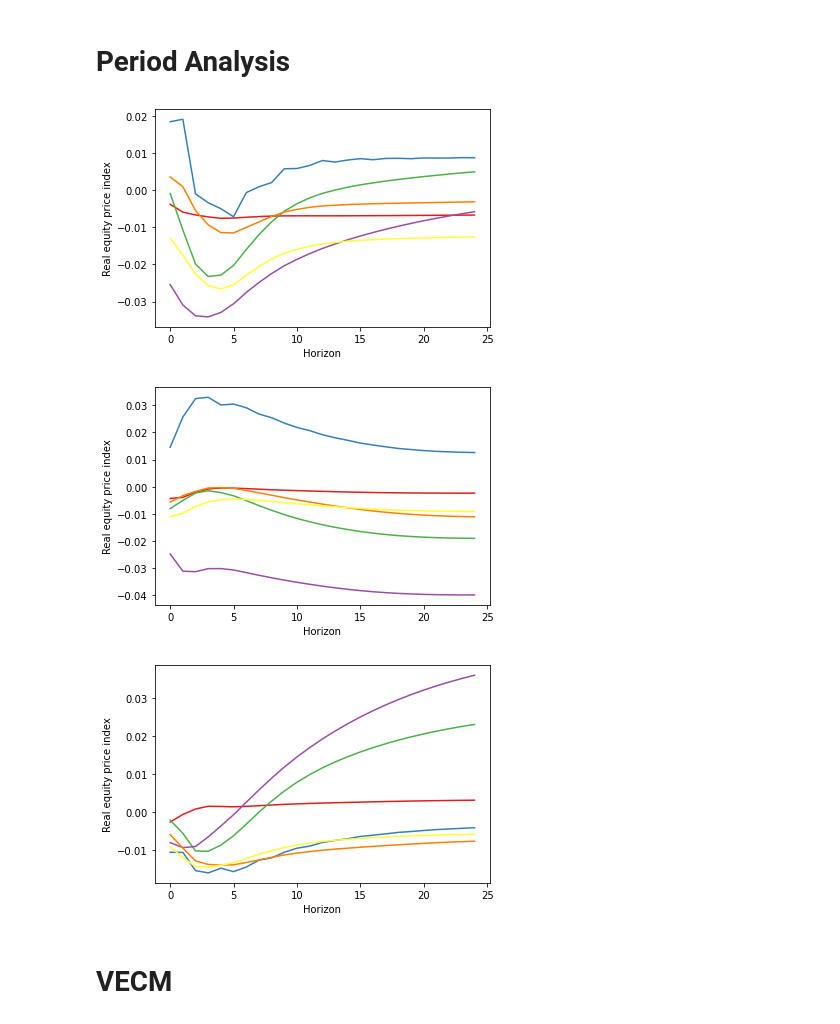
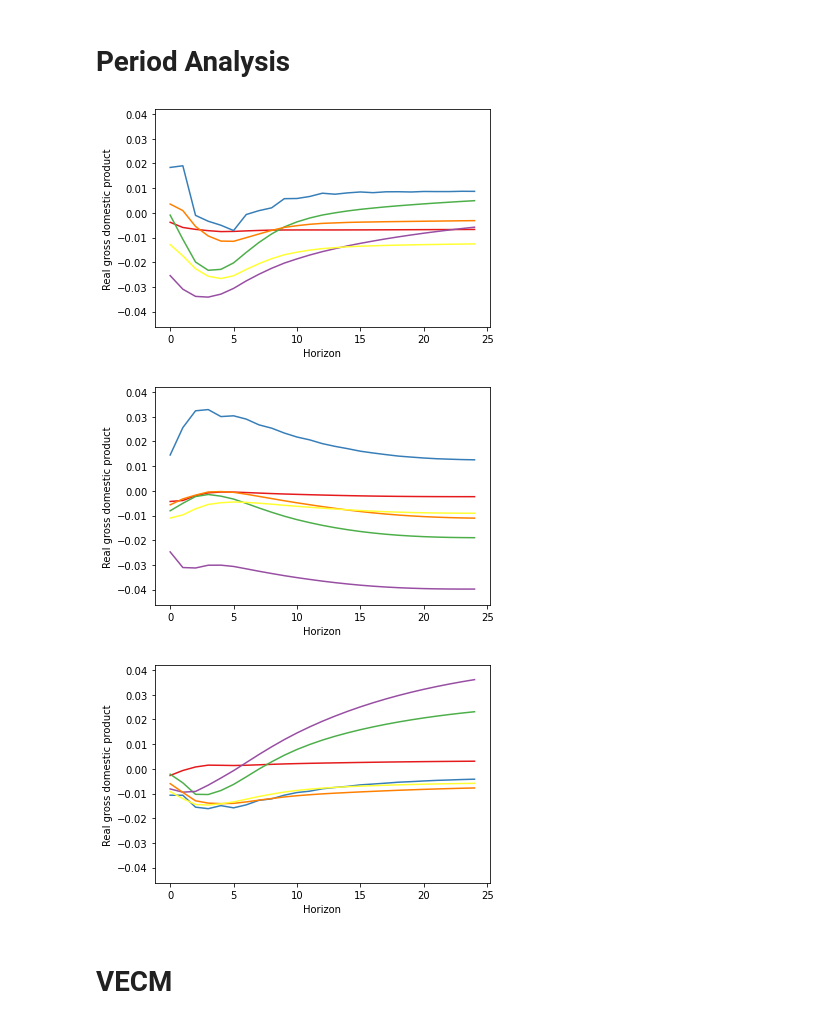
Before and after one commit to JochemvdBosch/GVAR_modelling, a Jupyter notebook: GVAR_code.ipynb, the cells around one changed output. Saved outputs shown, nothing was run; the diff lists cells and outputs as text; code cells hidden in the pictures.

```diff
--- a/GVAR_code.ipynb
+++ b/GVAR_code.ipynb
@@ -91,7 +91,7 @@ country = 'Germany'
 
 sns.set_palette("Set1")
 
-legend = True
+legend = False
 # Plot x_it and x_star for every variable
 for i in range(len(ext_variable_list)):
     if legend == False:
@@ -565,7 +538,7 @@ perform_GIRF(max_h,shock,country_choice,variable_choice, F_l_dict)
 # %% [markdown]
 # Period Analysis
 # %%
-def quick_perform_GIRF(df_dom_per, df_for_per, max_h,shock,country_choice,variable_choice):
+def quick_perform_GIRF(df_dom_per, df_for_per, max_h,shock,country_choice,variable_choice,min_y_axis,max_y_axis):
     df_estimates = {}
     resid_dict = {}
 
@@ -692,22 +665,27 @@ def quick_perform_GIRF(df_dom_per, df_for_per, max_h,shock,country_choice,variab
 
         weighted_GIRF = weighted_GIRF / total_weights
 
+        min_y_axis = min(min_y_axis,np.min(weighted_GIRF))
+
+        max_y_axis = max(max_y_axis,np.max(weighted_GIRF))
+
+        i = 0
+
         if legend == True:
             sns.lineplot(x=np.arange(max_h+1),y=weighted_GIRF,label=continent)
-            i = 2
-            plt.xlabel("Horizon")
-            plt.ylabel(ext_variable_list[i])
+
+            ax.set_xlabel("Horizon")
+            ax.set_ylabel(ext_variable_list[i])
 
             pos = ax.get_position()
             ax.set_position([pos.x0, pos.y0, pos.width, pos.height])
             ax.legend(bbox_to_anchor=(1.065, 1.25),prop={'size':13},ncol=3)
         else:
             sns.lineplot(x=np.arange(max_h+1),y=weighted_GIRF)
-            i = 2
-            plt.xlabel("Horizon")
-            plt.ylabel(ext_variable_list[i])
+            ax.set_xlabel("Horizon")
+            ax.set_ylabel(ext_variable_list[i])
 
-
+    return fig, min_y_axis, max_y_axis
 #     # Initialize an empty array for the index and names of the chosen countries and variables
 #     index_array = []
 #     name_array = []
@@ -731,35 +709,44 @@ def quick_perform_GIRF(df_dom_per, df_for_per, max_h,shock,country_choice,variab
 # %%
 max_h =  24
 shock = "r_Germany"
 variable_choice = "eq"
 
 legend = False
 
 amount_of_periods = 3
 
 periods = len(df_country["Australia"].index)
 interval = np.round(np.arange(0,periods+1,periods / amount_of_periods))
+
+figures = []
+
+min_y_axis = 1000
+max_y_axis = -1000
 
 for time in range(amount_of_periods):
 
     df_period = {}
     df_dom_per = {}
     df_for_per = {}
 
     for country in country_list:
         df_period[country] = df_country[country].iloc[int(interval[int(time)]):int(interval[int(time+1)])]
 
         domestic_cols = [col for col in df_period[country].columns if not col.endswith("s")]
         df_dom_per[country] = df_period[country].loc[:,domestic_cols]
 
         foreign_cols = [col for col in df_period[country].columns if col.endswith("s")]
         df_for_per[country] = df_period[country].loc[:,foreign_cols]
 
-    quick_perform_GIRF(df_dom_per, df_for_per, max_h,shock,country_choice,variable_choice)
-    plt.show()
+    fig, min_y_axis, max_y_axis = quick_perform_GIRF(df_dom_per, df_for_per, max_h,shock,country_choice,variable_choice,min_y_axis,max_y_axis)
+    figures.append(fig)
+
+for fig in figures:
+    ax = fig.gca()
+    ax.set_ylim(min_y_axis*1.16,max_y_axis*1.16)
 # %% [output]
-[figure, old version]
+[figure, new version]
-[figure, old version]
+[figure, new version]
-[figure, old version]
+[figure, new version]
 # %% [markdown]
 # VECM
```
Also changed, not shown: parts of 9 cells of this notebook, 1 other file.
